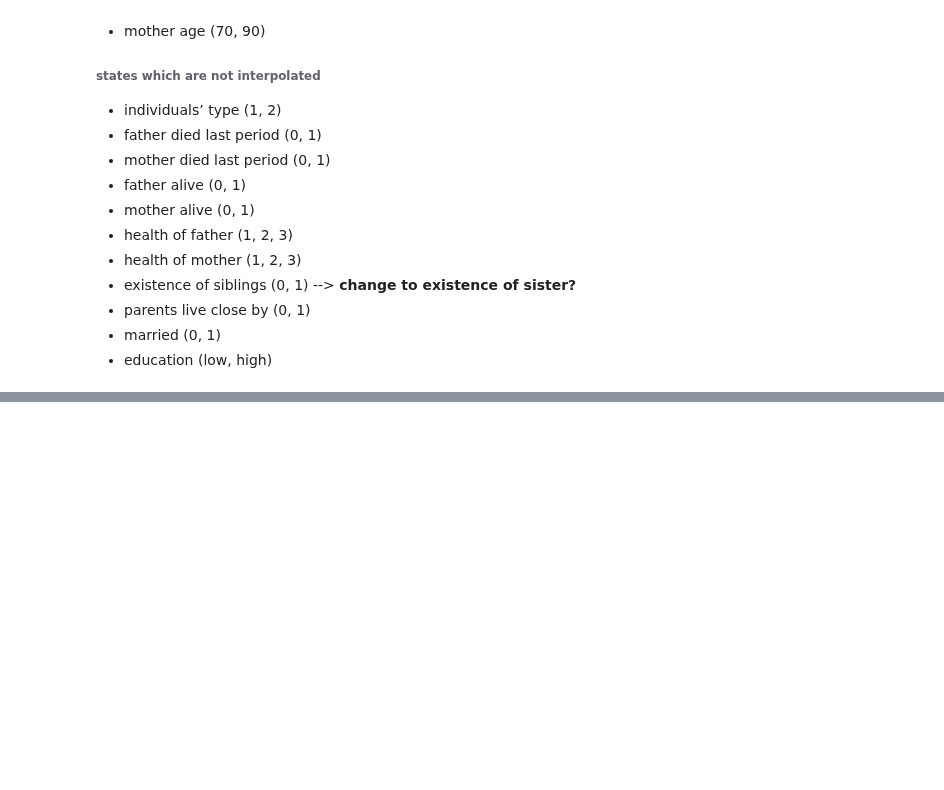
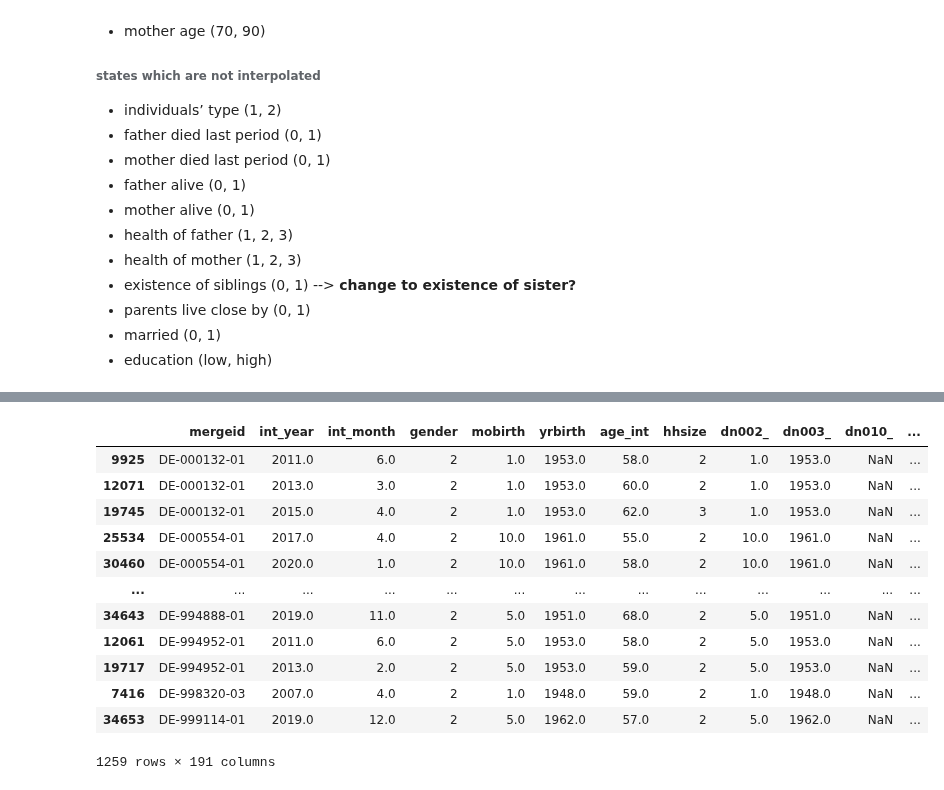
Before and after one commit to segsell/elder_care, a Jupyter notebook: src/parental_care/sandbox/estimation_data.ipynb, the cells around one changed output, grey strips where cells are left out. Saved outputs shown, nothing was run; the diff lists cells and outputs as text; code cells hidden in the pictures; blank space fills up the shorter version.

Commit message:
Work on mothers age

```diff
--- a/src/parental_care/sandbox/estimation_data.ipynb
+++ b/src/parental_care/sandbox/estimation_data.ipynb
@@ -1119,0 +1462,13 @@ Name: Count, dtype: int64
+# %%
+# Handle negative values in 'dn030_1' and 'dn030_2', and create 'dist_father' and 'dist_mother'
+dat['dist_father'] = dat['dn030_2'].apply(lambda x: x if x >= 0 else np.nan)
+dat['dist_mother'] = dat['dn030_1'].apply(lambda x: x if x >= 0 else np.nan)
+
+# Create 'parents_live_close' based on distance criteria using np.select
+conditions_distance = [
+    (dat['dist_father'] <= 4) | (dat['dist_mother'] <= 4)
+]
+
+choices_distance = [1]
+
+dat['parents_live_close'] = np.select(conditions_distance, choices_distance, default=0)
@@ -1119,0 +1482,5 @@ Name: Count, dtype: int64
+# %%
+dat['ep002_'] = dat['ep002_'].apply(lambda x: x if x >= 0 else np.nan)
+# %%
+# Create 'worked_last_period' based on conditions
+dat['worked_last_period'] = np.where((dat['ep005_'] == 2) | (dat['ep002_'] == 1), 1, 0)
@@ -1119,0 +1521,16 @@ Name: Count, dtype: int64
+# %%
+# Sort the DataFrame by 'mergeid' and 'int_year'
+dat = dat.sort_values(by=["mergeid", "int_year"])
+
+# Shift the 'ep005_' and 'ep002_' variables by one period
+dat["lagged_ep005_"] = dat.groupby("mergeid")["ep005_"].shift(1)
+dat["lagged_ep002_"] = dat.groupby("mergeid")["ep002_"].shift(1)
+
+# Create 'worked_last_period' based on the lagged values
+dat["worked_last_period"] = np.where(
+    (dat["lagged_ep005_"] == 2) | (dat["ep002_"] == 1), 1, 0
+)
+#dat["worked_last_period"] = np.where((dat["lagged_ep005_"] == 2), 1, 0)
+
+# Drop the lagged columns if not needed
+dat = dat.drop(["lagged_ep005_", "lagged_ep002_"], axis=1)
@@ -1119,0 +1583,17 @@ Name: Count, dtype: int64
+# %%
+mask = (dat['age_mother'].isna()) & (dat['mother_alive'] == 1)
+dat[mask]
+# %% [output]
+|  | mergeid | int_year | int_month | gender | mobirth | yrbirth | age_int | hhsize | dn002_ | dn003_ | dn010_ | ... |
+| 9925 | DE-000132-01 | 2011.0 | 6.0 | 2 | 1.0 | 1953.0 | 58.0 | 2 | 1.0 | 1953.0 | NaN | ... |
+| 12071 | DE-000132-01 | 2013.0 | 3.0 | 2 | 1.0 | 1953.0 | 60.0 | 2 | 1.0 | 1953.0 | NaN | ... |
+| 19745 | DE-000132-01 | 2015.0 | 4.0 | 2 | 1.0 | 1953.0 | 62.0 | 3 | 1.0 | 1953.0 | NaN | ... |
+| 25534 | DE-000554-01 | 2017.0 | 4.0 | 2 | 10.0 | 1961.0 | 55.0 | 2 | 10.0 | 1961.0 | NaN | ... |
+| 30460 | DE-000554-01 | 2020.0 | 1.0 | 2 | 10.0 | 1961.0 | 58.0 | 2 | 10.0 | 1961.0 | NaN | ... |
+| ... | ... | ... | ... | ... | ... | ... | ... | ... | ... | ... | ... | ... |
+| 34643 | DE-994888-01 | 2019.0 | 11.0 | 2 | 5.0 | 1951.0 | 68.0 | 2 | 5.0 | 1951.0 | NaN | ... |
+| 12061 | DE-994952-01 | 2011.0 | 6.0 | 2 | 5.0 | 1953.0 | 58.0 | 2 | 5.0 | 1953.0 | NaN | ... |
+| 19717 | DE-994952-01 | 2013.0 | 2.0 | 2 | 5.0 | 1953.0 | 59.0 | 2 | 5.0 | 1953.0 | NaN | ... |
+| 7416 | DE-998320-03 | 2007.0 | 4.0 | 2 | 1.0 | 1948.0 | 59.0 | 2 | 1.0 | 1948.0 | NaN | ... |
+| 34653 | DE-999114-01 | 2019.0 | 12.0 | 2 | 5.0 | 1962.0 | 57.0 | 2 | 5.0 | 1962.0 | NaN | ... |
+1259 rows × 191 columns
```
Also changed, not shown: parts of 167 cells of this notebook, 2 other files.
